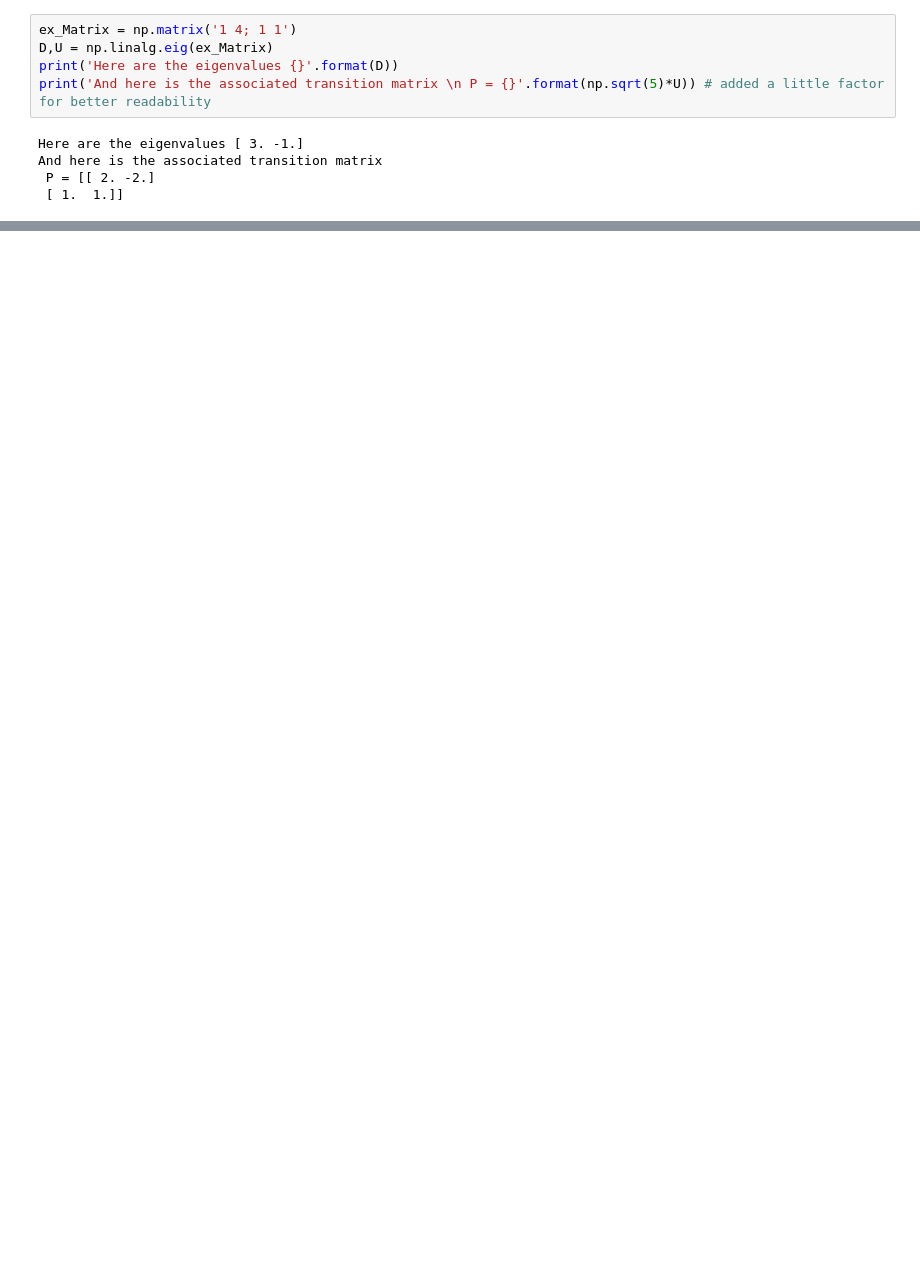
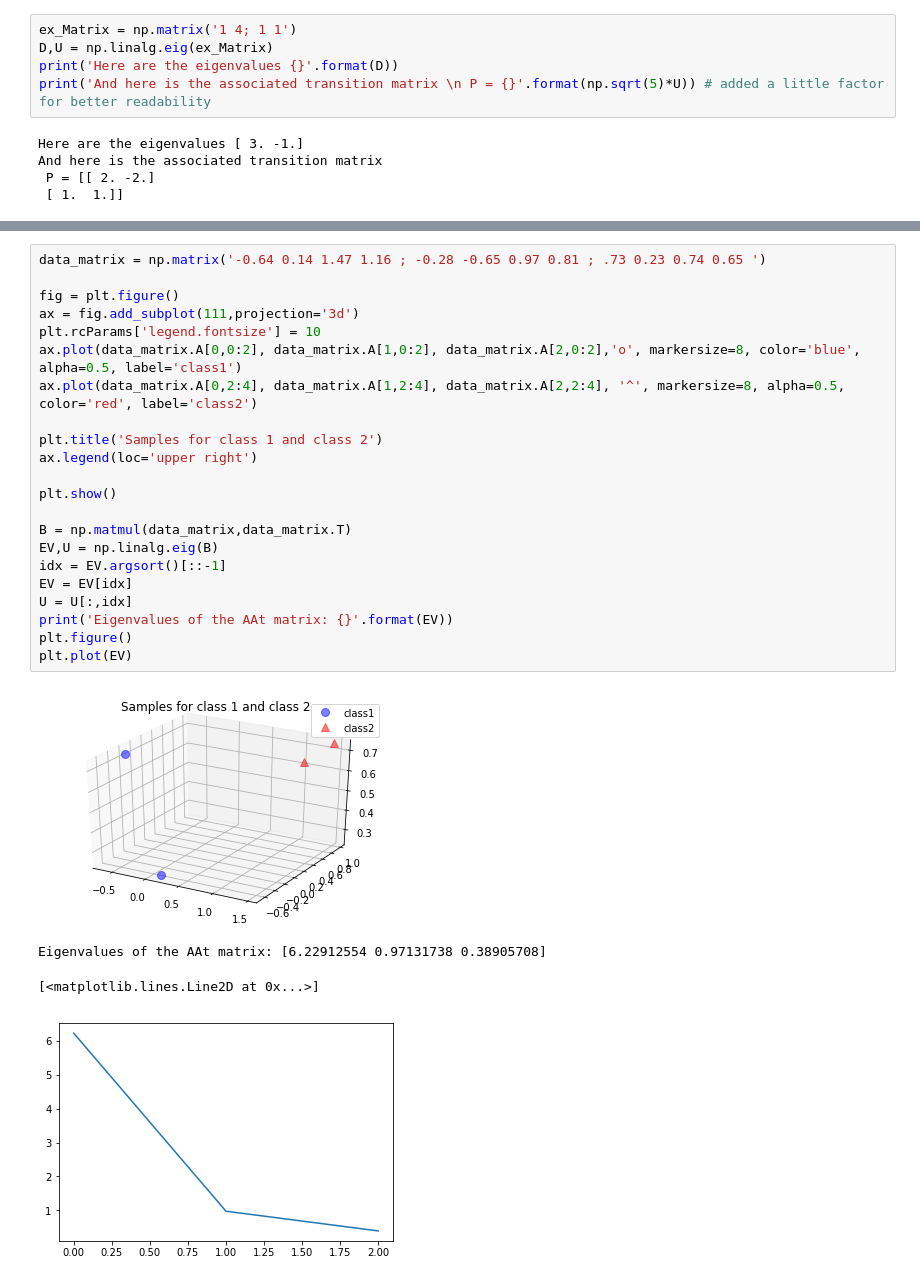
Before and after one commit to jlbouchot/JupyterExamples, a Jupyter notebook: MathsForDataScience.ipynb, the cells around one changed output, grey strips where cells are left out. Cells and saved outputs as stored; diff of their text form; blank space fills up the shorter version.

Commit message:
Started dealing with some python examples and graphs

```diff
--- a/MathsForDataScience.ipynb
+++ b/MathsForDataScience.ipynb
@@ -226,0 +172,27 @@ And here is the associated transition matrix
+# %%
+data_matrix = np.matrix('-0.64 0.14 1.47 1.16 ; -0.28 -0.65 0.97 0.81 ; .73 0.23 0.74 0.65 ')
+
+fig = plt.figure()
+ax = fig.add_subplot(111,projection='3d')
+plt.rcParams['legend.fontsize'] = 10
+ax.plot(data_matrix.A[0,0:2], data_matrix.A[1,0:2], data_matrix.A[2,0:2],'o', markersize=8, color='blue', alpha=0.5, label='class1')
+ax.plot(data_matrix.A[0,2:4], data_matrix.A[1,2:4], data_matrix.A[2,2:4], '^', markersize=8, alpha=0.5, color='red', label='class2')
+
+plt.title('Samples for class 1 and class 2')
+ax.legend(loc='upper right')
+
+plt.show()
+
+B = np.matmul(data_matrix,data_matrix.T)
+EV,U = np.linalg.eig(B)
+idx = EV.argsort()[::-1]
+EV = EV[idx]
+U = U[:,idx]
+print('Eigenvalues of the AAt matrix: {}'.format(EV))
+plt.figure()
+plt.plot(EV)
+# %% [output]
+[figure, added]
+Eigenvalues of the AAt matrix: [6.22912554 0.97131738 0.38905708]
+[<matplotlib.lines.Line2D at 0x...>]
+[figure, added]
```
Also changed, not shown: parts of 4 cells of this notebook.
